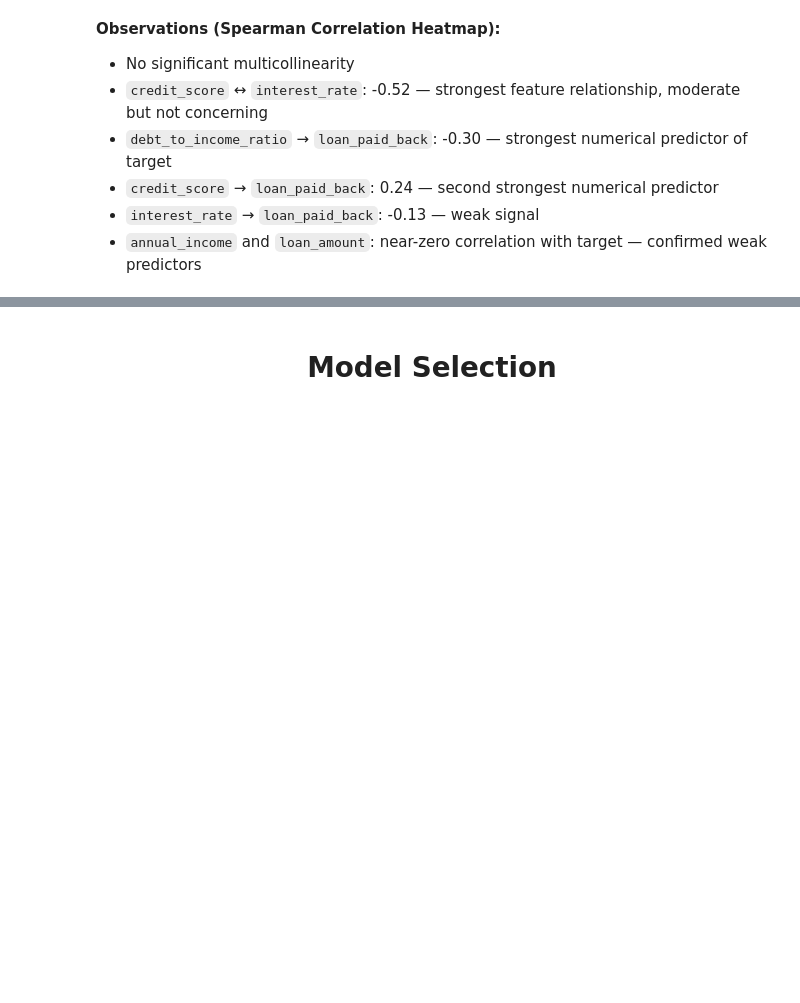
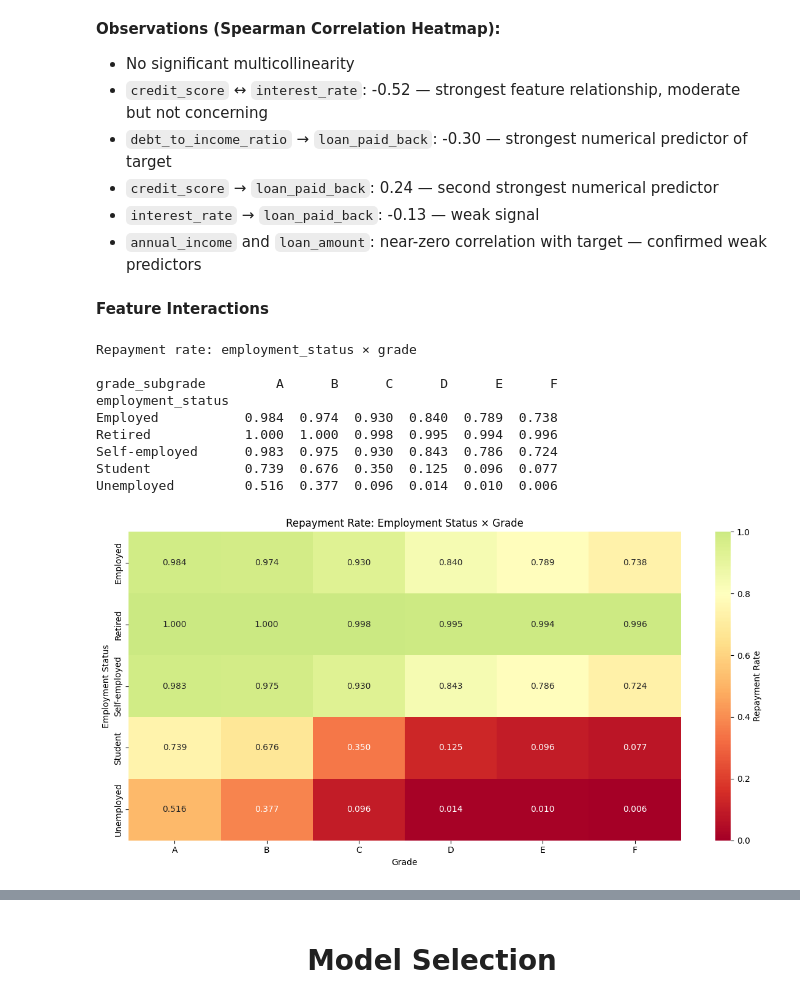
Before and after one commit to adulamaciej/loan-repayment-prediction, a Jupyter notebook: notebooks/01_eda.ipynb, the cells around one changed output, grey strips where cells are left out. Saved outputs shown, nothing was run; the diff lists cells and outputs as text; code cells hidden in the pictures; blank space fills up the shorter version.

```diff
--- a/notebooks/01_eda.ipynb
+++ b/notebooks/01_eda.ipynb
@@ -740,3 +889,39 @@ plt.show()
 - `credit_score` → `loan_paid_back`: 0.24 — second strongest numerical predictor
 - `interest_rate` → `loan_paid_back`: -0.13 — weak signal
 - `annual_income` and `loan_amount`: near-zero correlation with target — confirmed weak predictors
+# %% [markdown]
+**Feature Interactions**
+# %%
+print("Repayment rate: employment_status × grade\n")
+
+grade = train['grade_subgrade'].str[0]
+
+interaction_table = pd.crosstab(
+    train['employment_status'],
+    grade,
+    values=train['loan_paid_back'],
+    aggfunc='mean'
+).round(3)
+
+print(interaction_table)
+print()
+
+plt.figure(figsize=(12, 6))
+sns.heatmap(interaction_table, annot=True, fmt='.3f', cmap='RdYlGn', center=0.80,
+            vmin=0, vmax=1, cbar_kws={'label': 'Repayment Rate'})
+plt.title('Repayment Rate: Employment Status × Grade')
+plt.xlabel('Grade')
+plt.ylabel('Employment Status')
+plt.tight_layout()
+plt.show()
+# %% [output]
+Repayment rate: employment_status × grade
+
+grade_subgrade         A      B      C      D      E      F
+employment_status
+Employed           0.984  0.974  0.930  0.840  0.789  0.738
+Retired            1.000  1.000  0.998  0.995  0.994  0.996
+Self-employed      0.983  0.975  0.930  0.843  0.786  0.724
+Student            0.739  0.676  0.350  0.125  0.096  0.077
+Unemployed         0.516  0.377  0.096  0.014  0.010  0.006
+[figure, added]
```
Also changed, not shown: parts of 66 cells of this notebook, 4 other files.
